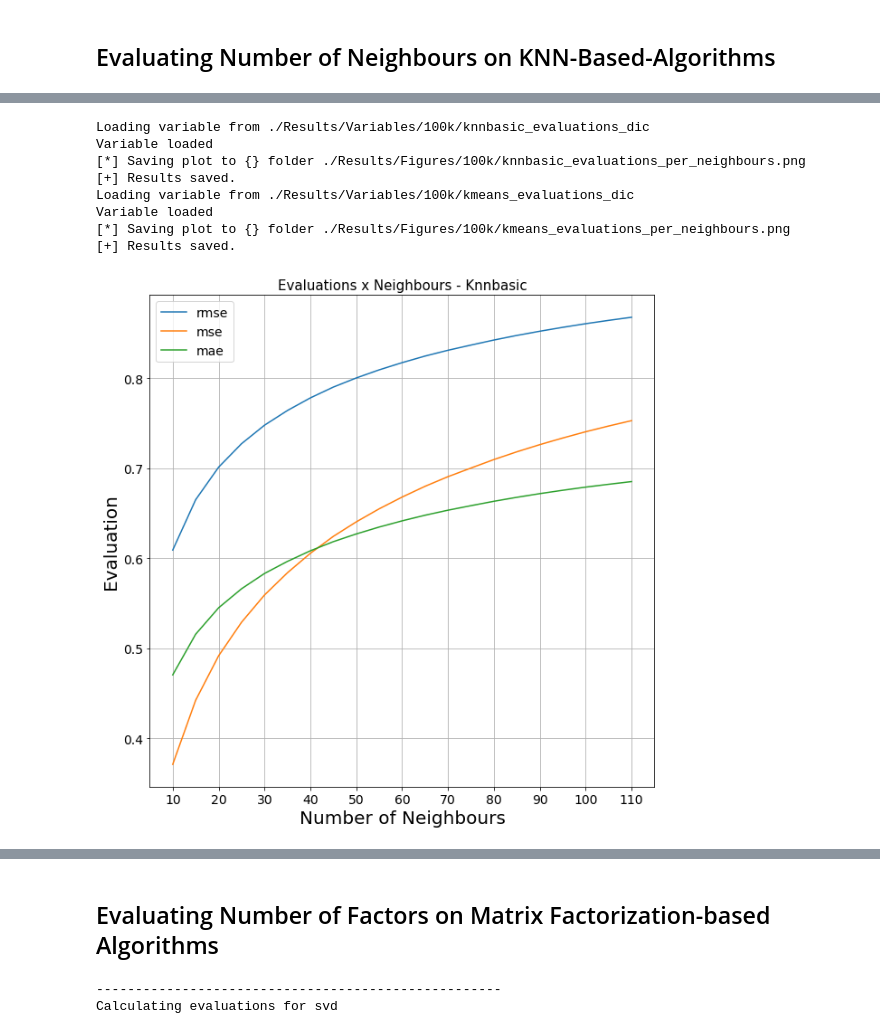
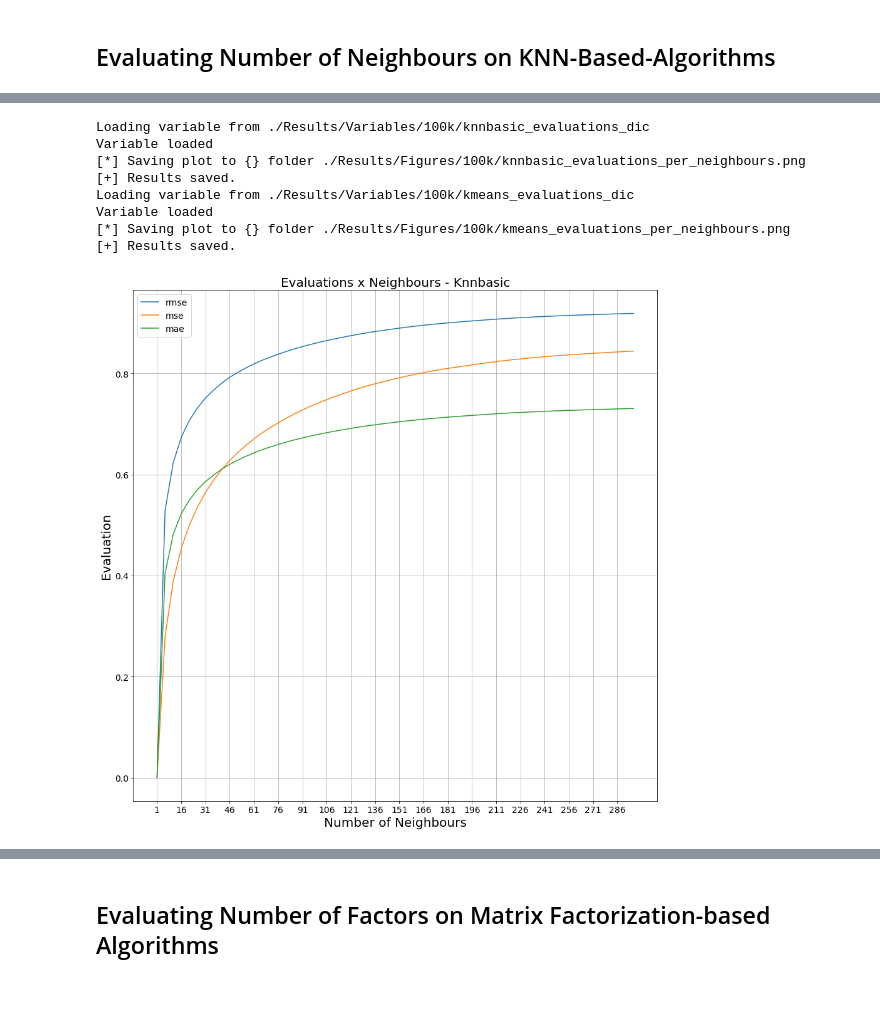
Before and after one commit to guedes-joaofelipe/RecommenderSystem, a Jupyter notebook: Notebooks/RecommenderSystems_Algorithms.ipynb, the cells around one changed output, grey strips where cells are left out. Cells and saved outputs as stored; diff of their text form; code cells hidden in the pictures; blank space fills up the shorter version.

```diff
--- a/Notebooks/RecommenderSystems_Algorithms.ipynb
+++ b/Notebooks/RecommenderSystems_Algorithms.ipynb
@@ -329,8 +70,13 @@ class Recommender:
 # Creating Recommender Instance
 # %%
 %%time
-
-rs = Recommender(algorithm = 'svd')
+reload(recsys)
+rs = recsys.recommender(algorithm = 'knnbasic')
 print rs.get_name()
-rs.fit(df_ratings = df_ratings, n_epochs = 10, n_factors = 40, verbose = True)
+rs.fit(df_ratings = df_ratings,
+       k = 40,
+       n_epochs = 10,
+       n_factors = 40,
+       columns = ['userId', 'itemId', 'rating', 'timestamp'],
+       verbose = True)
 # %% [output]
@@ -435,15 +129,16 @@ df_known_predictions.head()
 # %%
 %%time
 knn_based_algorithms = ['knnbasic', 'kmeans']
-k_array = np.arange(10, 111, 5)
+k_array = np.arange(1, 301, 5)
 
 for algorithm in knn_based_algorithms:
     time_zero = time.time()
-    rs = Recommender(algorithm = algorithm)
+    rs = recsys.recommender(algorithm = algorithm)
     print ("----------------------------------------------------")
     print ("Calculating evaluations for {}".format(rs.get_name()))
 
-    knn_predictions = dict()
+    #knn_predictions = dict()
+    k_evaluations = dict()
 
     for k in k_array:
         # Fitting Algorithm
@@ -480,35 +188,35 @@ for algorithm in knn_based_algorithms:
     mse_array = np.array([])
 
     for key in sorted(k_evaluations.keys()):
         k_array = np.append(k_array, int(key))
         rmse_array = np.append(rmse_array, k_evaluations[key]['rmse'])
         mse_array = np.append(mse_array, k_evaluations[key]['mse'])
         mae_array = np.append(mae_array, k_evaluations[key]['mae'])
 
     # Plotting Evaluations
-    fig, ax = plt.subplots(figsize=(10, 10))
+    fig, ax = plt.subplots(figsize=(15, 15))
     ax.plot(k_array, rmse_array, label = 'rmse')
     ax.plot(k_array, mse_array, label = 'mse')
     ax.plot(k_array, mae_array, label = 'mae')
     #ax.axis([0, k_array[-1], 0, itemsQuantity[-1]])
     ax.grid(True)
     ax.legend(fontsize = 14)
-    ax.set_xticks([x for x in xrange (int(k_array[0]), int(k_array[-1])+1, 10)])
+    ax.set_xticks([x for x in xrange (int(k_array[0]), int(k_array[-1])+1, 15)])
     #ax.set_yticks([x for x in xrange (0, itemsQuantity[-1], 100)])
 
     ax.set_xlabel('Number of Neighbours', fontsize = 20)
     ax.set_ylabel('Evaluation', fontsize = 20)
     ax.tick_params(axis='both', which='major', labelsize=14)
-    ax.set_title('Evaluations x Neighbours - {}'.format(algorithm.title()), fontsize = 15)
+    ax.set_title('Evaluations x Neighbours - {}'.format(algorithm.title()), fontsize = 20)
 
-    saveFigure(results_path, dataset, '{}_evaluations_per_neighbours.png'.format(algorithm), fig, verbose = True)
+    io.saveFigure(results_path, dataset, '{}_evaluations_per_neighbours.png'.format(algorithm), fig, verbose = True)
 # %% [output]
 Loading variable from ./Results/Variables/100k/knnbasic_evaluations_dic
 Variable loaded
 [*] Saving plot to {} folder ./Results/Figures/100k/knnbasic_evaluations_per_neighbours.png
 [+] Results saved.
 Loading variable from ./Results/Variables/100k/kmeans_evaluations_dic
 Variable loaded
 [*] Saving plot to {} folder ./Results/Figures/100k/kmeans_evaluations_per_neighbours.png
 [+] Results saved.
-[figure, old version]
+[figure, new version]
@@ -520,9 +228,10 @@ Variable loaded
 matrix_factorization_based_algorithms = ['svd']
 n_factors_array = np.arange(70, 311, 20)
 
+
 for algorithm in matrix_factorization_based_algorithms:
     time_zero = time.time()
-    rs = Recommender(algorithm = algorithm)
+    rs = recsys.recommender(algorithm = algorithm)
     print ("----------------------------------------------------")
     print ("Calculating evaluations for {}".format(rs.get_name()))
 
@@ -545,9 +254,6 @@ for algorithm in matrix_factorization_based_algorithms:
     # Saving evaluations
     saveVariable(results_path = results_path, dataset = dataset, variable = matrix_factorization_evaluations, filename = '{}_evaluations_dic'.format(algorithm), verbose = True)
     print ("Elapsed time for {}: {}".format(rs.get_name(), time.time()-time_zero))
-# %% [output]
-----------------------------------------------------
-Calculating evaluations for svd
 # %%
 # Loading algorithm evaluations variable
 for algorithm in matrix_factorization_based_algorithms:
```
Also changed, not shown: parts of 21 cells of this notebook, 29 other files.
